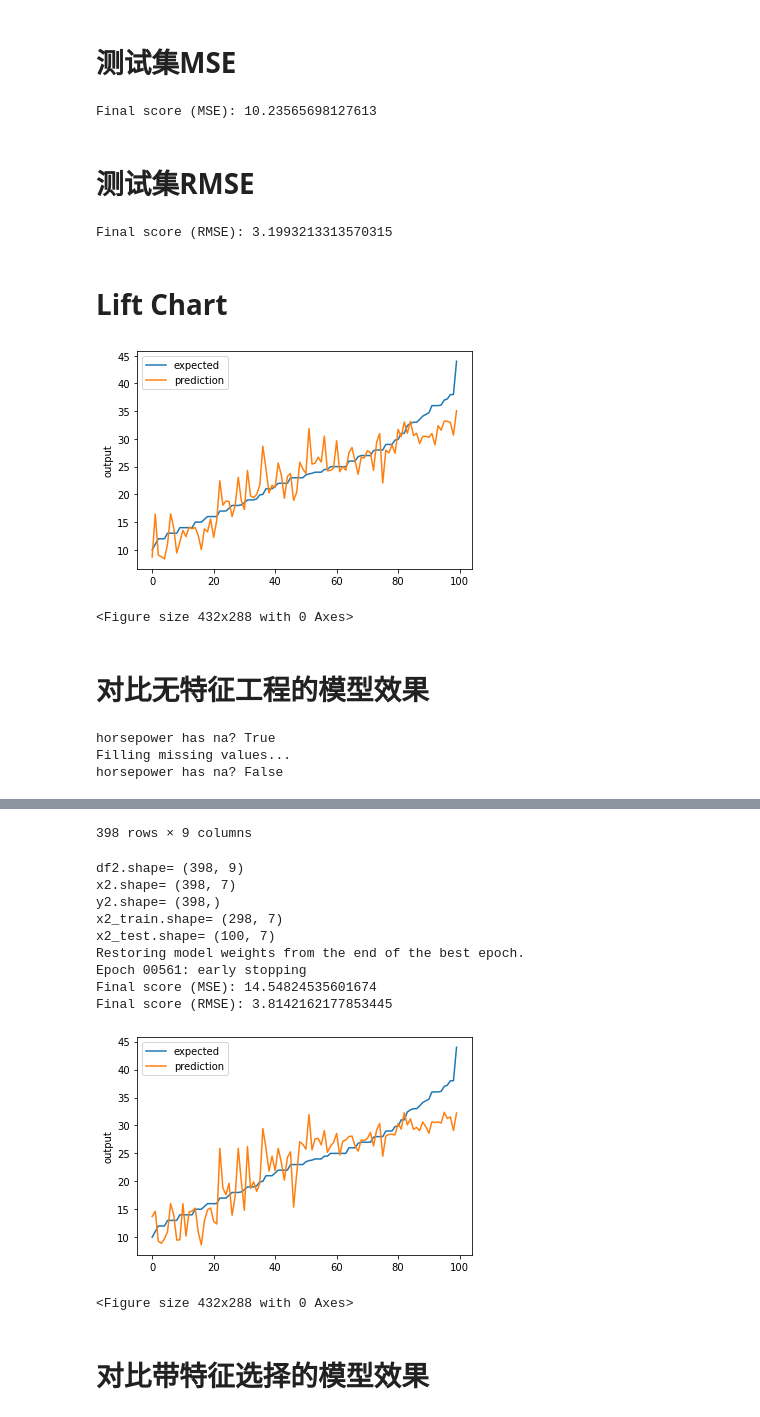
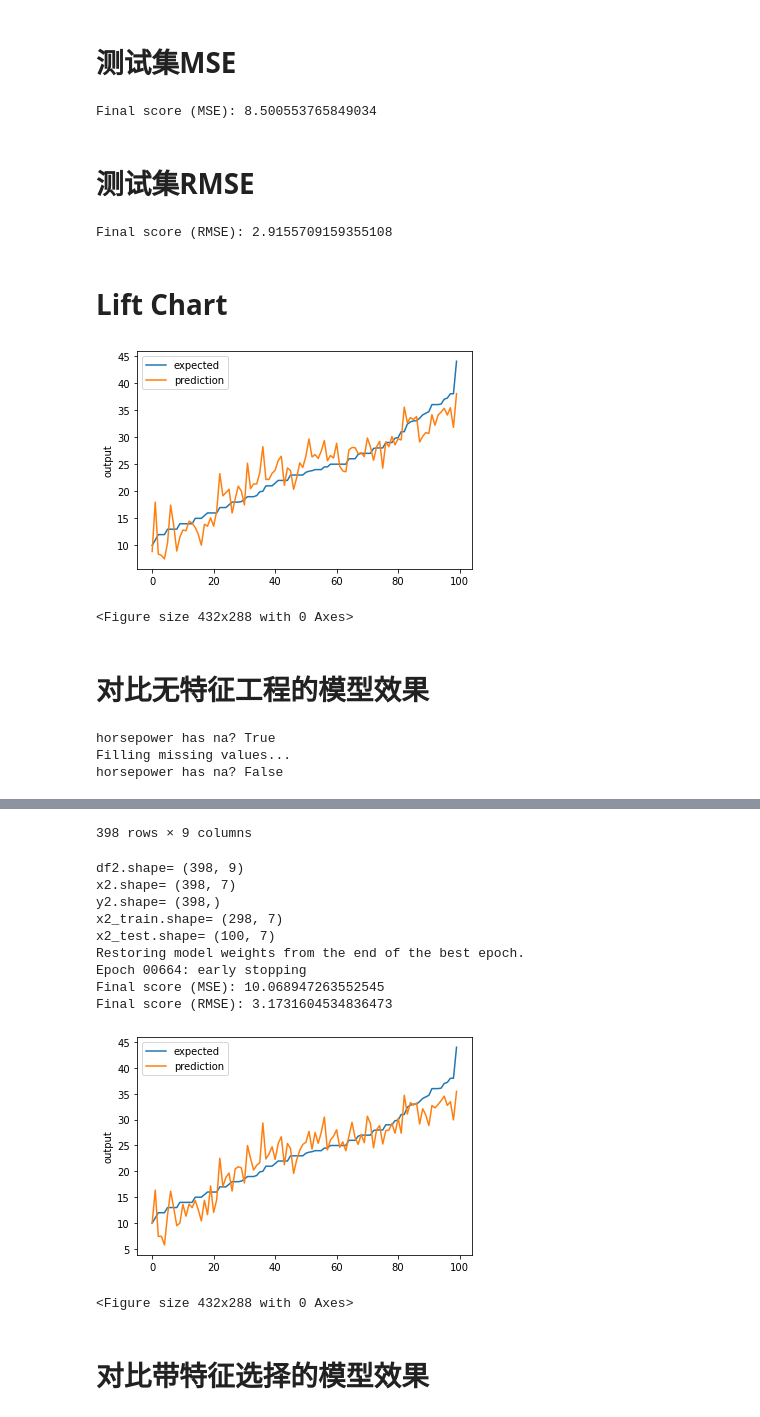
Before and after one commit to rg-boy/FeatureEngineering, a Jupyter notebook: Demo/feature_engineering_auto_mpg.ipynb, the cells around one changed output, grey strips where cells are left out. Cells and saved outputs as stored; diff of their text form; code cells hidden in the pictures.

```diff
--- a/Demo/feature_engineering_auto_mpg.ipynb
+++ b/Demo/feature_engineering_auto_mpg.ipynb
@@ -416,10 +467,11 @@ model = Sequential()
 model.add(Dense(25, input_dim=x.shape[1], activation='relu')) # Hidden 1
 model.add(Dense(10, activation='relu')) # Hidden 2
 model.add(Dense(1)) # Output
-model.compile(loss='mean_squared_error', optimizer='adam')
-monitor = EarlyStopping(monitor='val_loss', min_delta=1e-3,
-                        patience=5, verbose=1, mode='auto',
+model.compile(loss='mean_squared_error', optimizer='adam',metrics=['mean_absolute_percentage_error','logcosh'])
+monitor = EarlyStopping(monitor='val_loss', min_delta=1e-4,
+                        patience=20, verbose=1, mode='auto',
                         restore_best_weights=True)
-model.fit(x_train,y_train,validation_data=(x_test,y_test),
-          callbacks=[monitor],verbose=0,epochs=1000)
+history = model.fit(x_train,y_train,validation_data=(x_test,y_test),
+          callbacks=[monitor],
+          verbose=2,epochs=1000)
 # %% [output]
@@ -438,7 +517,7 @@ pred = model.predict(x_test)
 score = metrics.mean_squared_error(pred,y_test)
 print("Final score (MSE): {}".format(score))
 # %% [output]
-Final score (MSE): 10.23565698127613
+Final score (MSE): 8.500553765849034
 # %% [markdown]
 # 测试集RMSE
 # %%
@@ -448,7 +527,7 @@ import numpy as np
 score = np.sqrt(metrics.mean_squared_error(pred,y_test))
 print("Final score (RMSE): {}".format(score))
 # %% [output]
-Final score (RMSE): 3.1993213313570315
+Final score (RMSE): 2.9155709159355108
 # %% [markdown]
 # Lift Chart
 # %%
@@ -467,7 +546,7 @@ def chart_regression(pred, y, sort=True):
 # Plot the chart
 chart_regression(pred.flatten(),y_test)
 # %% [output]
-[figure, old version]
+[figure, new version]
 <Figure size 432x288 with 0 Axes>
 # %% [markdown]
 # 对比无特征工程的模型效果
@@ -513,8 +592,8 @@ model.add(Dense(25, input_dim=x2.shape[1], activation='relu')) # Hidden 1
 model.add(Dense(10, activation='relu')) # Hidden 2
 model.add(Dense(1)) # Output
 model.compile(loss='mean_squared_error', optimizer='adam')
-monitor = EarlyStopping(monitor='val_loss', min_delta=1e-3,
-                        patience=5, verbose=1, mode='auto',
+monitor = EarlyStopping(monitor='val_loss', min_delta=1e-4,
+                        patience=20, verbose=1, mode='auto',
                         restore_best_weights=True)
 model.fit(x2_train,y2_train,validation_data=(x2_test,y2_test),
           callbacks=[monitor],verbose=0,epochs=1000)
@@ -529,37 +608,37 @@ score = metrics.mean_squared_error(pred2,y2_test)
 print("Final score (MSE): {}".format(score))
 
 # Measure RMSE error.  RMSE is common for regression.
 score = np.sqrt(metrics.mean_squared_error(pred2,y2_test))
 print("Final score (RMSE): {}".format(score))
 
 chart_regression(pred2.flatten(),y2_test)
 # %% [output]
 horsepower has na? True
 Filling missing values...
 horsepower has na? False
 |  | mpg | cylinders | displacement | horsepower | weight | acceleration | year | origin | name |
 | 0 | 18.0 | 8 | 307.0 | 130.0 | 3504 | 12.0 | 70 | 1 | chevrolet chevelle malibu |
 | 1 | 15.0 | 8 | 350.0 | 165.0 | 3693 | 11.5 | 70 | 1 | buick skylark 320 |
 | 2 | 18.0 | 8 | 318.0 | 150.0 | 3436 | 11.0 | 70 | 1 | plymouth satellite |
 | 3 | 16.0 | 8 | 304.0 | 150.0 | 3433 | 12.0 | 70 | 1 | amc rebel sst |
 | 4 | 17.0 | 8 | 302.0 | 140.0 | 3449 | 10.5 | 70 | 1 | ford torino |
 | ... | ... | ... | ... | ... | ... | ... | ... | ... | ... |
 | 393 | 27.0 | 4 | 140.0 | 86.0 | 2790 | 15.6 | 82 | 1 | ford mustang gl |
 | 394 | 44.0 | 4 | 97.0 | 52.0 | 2130 | 24.6 | 82 | 2 | vw pickup |
 | 395 | 32.0 | 4 | 135.0 | 84.0 | 2295 | 11.6 | 82 | 1 | dodge rampage |
 | 396 | 28.0 | 4 | 120.0 | 79.0 | 2625 | 18.6 | 82 | 1 | ford ranger |
 | 397 | 31.0 | 4 | 119.0 | 82.0 | 2720 | 19.4 | 82 | 1 | chevy s-10 |
 398 rows × 9 columns
 df2.shape= (398, 9)
 x2.shape= (398, 7)
 y2.shape= (398,)
 x2_train.shape= (298, 7)
 x2_test.shape= (100, 7)
 Restoring model weights from the end of the best epoch.
-Epoch 00561: early stopping
-Final score (MSE): 14.54824535601674
-Final score (RMSE): 3.8142162177853445
+Epoch 00664: early stopping
+Final score (MSE): 10.068947263552545
+Final score (RMSE): 3.1731604534836473
-[figure, old version]
+[figure, new version]
 <Figure size 432x288 with 0 Axes>
 # %% [markdown]
 # 对比带特征选择的模型效果
```
Also changed, not shown: parts of 17 cells of this notebook.
